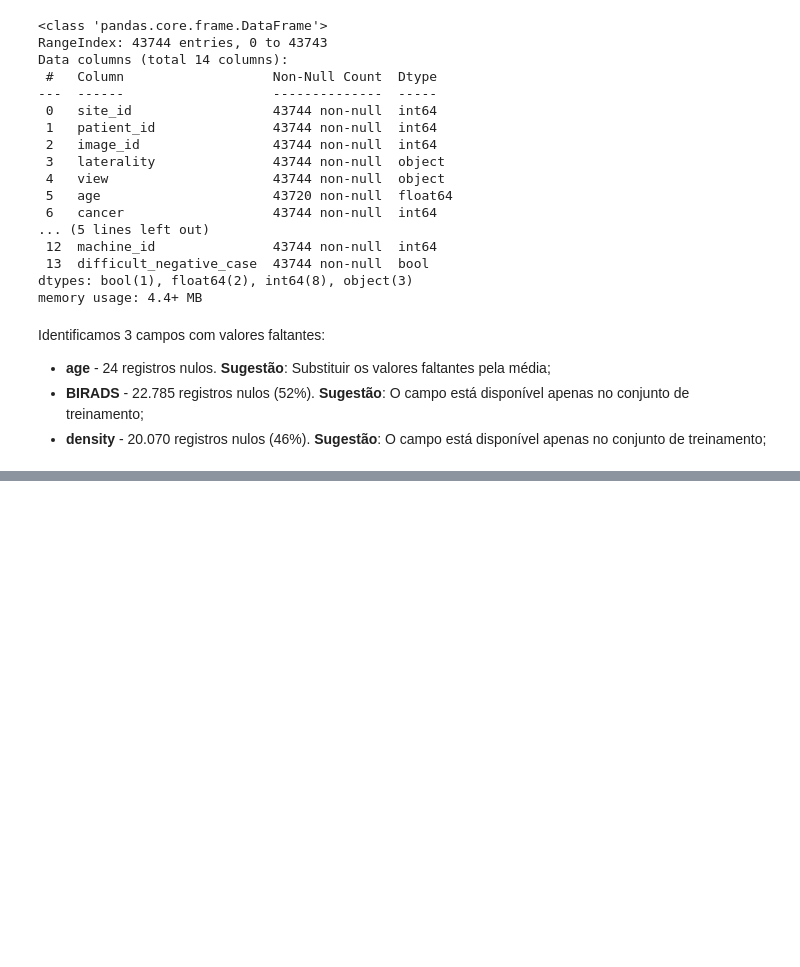
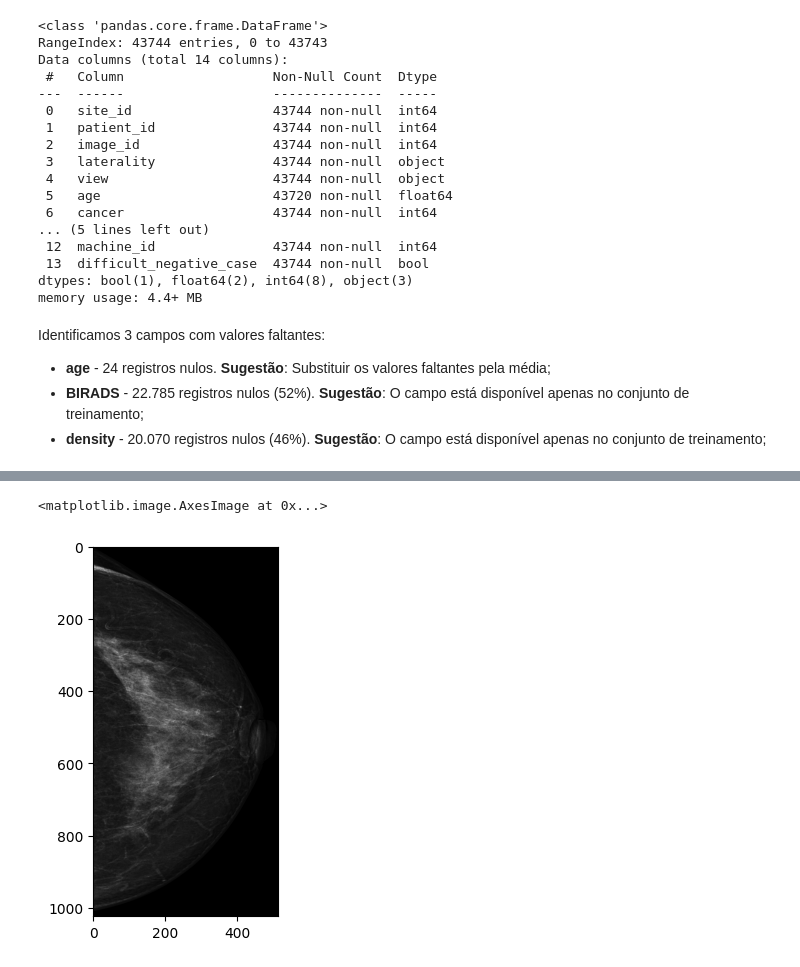
Before and after one commit to Redes-Neuroticas/BreastCancerDetection, a Jupyter notebook: inf0619_EDA_RPL.ipynb, the cells around one changed output, grey strips where cells are left out. Cells and saved outputs as stored; diff of their text form; code cells hidden in the pictures; blank space fills up the shorter version.

```diff
--- a/inf0619_EDA_RPL.ipynb
+++ b/inf0619_EDA_RPL.ipynb
@@ -142,0 +202,3 @@ plt.imshow(load_images_from_folder(col_dir)[1], cmap = "jet").set_cmap('jet')
+# %%
+df_train["img_path"] =  "train_images/" + df_train["patient_id"].astype(str) + "/" + df_train["image_id"].astype(str) + ".png"
+df_train
@@ -142,0 +219,7 @@ plt.imshow(load_images_from_folder(col_dir)[1], cmap = "jet").set_cmap('jet')
+# %%
+# Testando o caminho de uma imagem
+img = cv2.imread(df_train.loc[0, 'img_path'])
+plt.imshow(img, cmap = 'gray')
+# %% [output]
+<matplotlib.image.AxesImage at 0x...>
+[figure, added]
```
Also changed, not shown: parts of 25 cells of this notebook.
